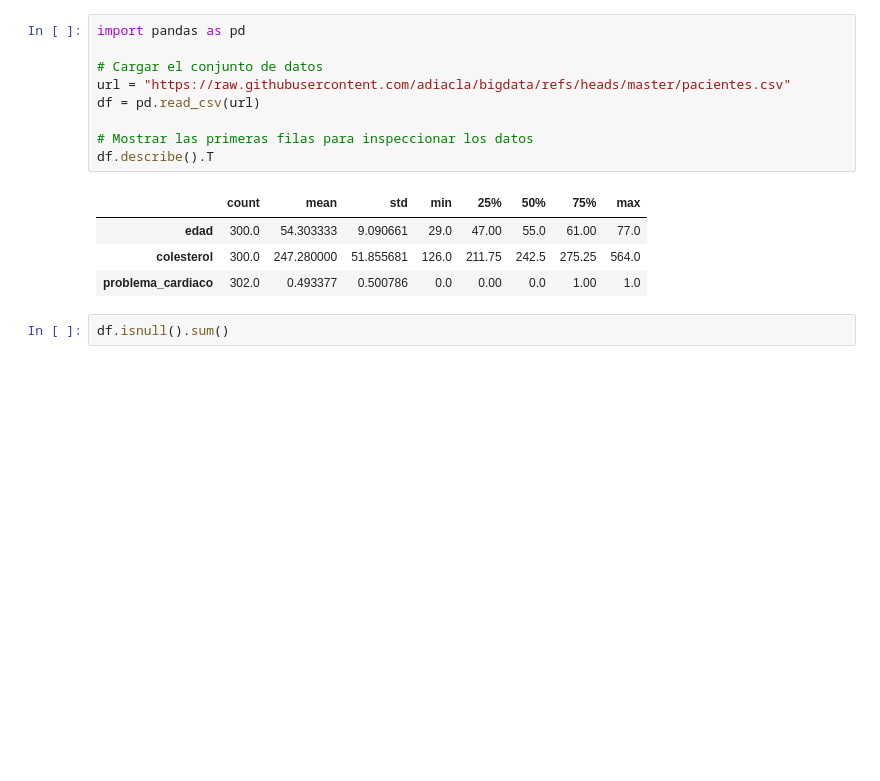
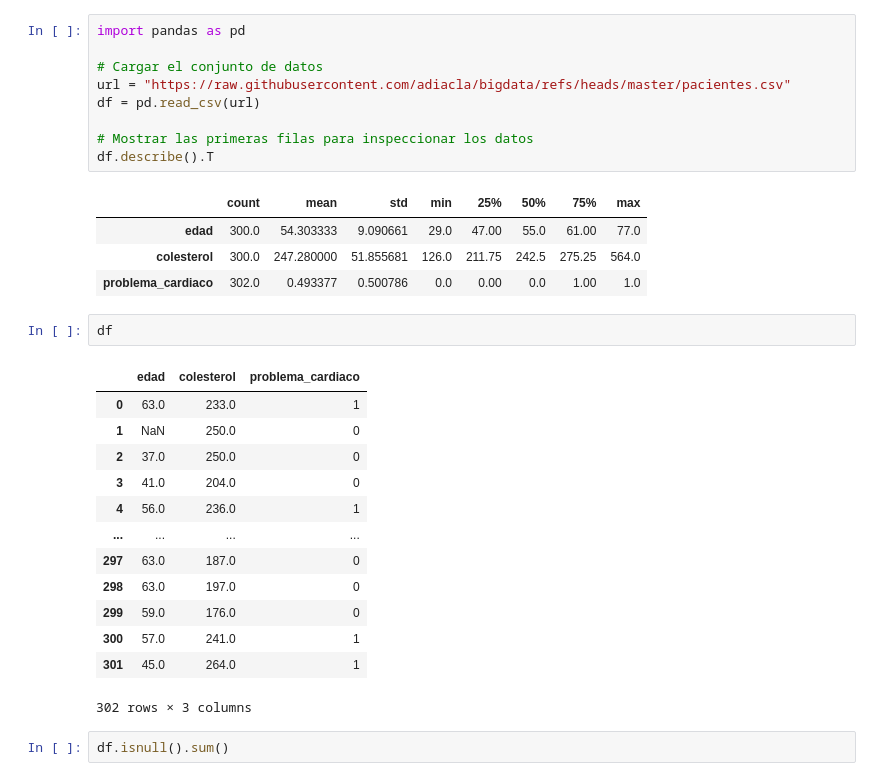
Before and after one commit to FelipeAfana/Apuntes-2-Inteligencia-Artificial, a Jupyter notebook: Cuaderno_8_Modelo_Naive_Bayes.ipynb, the cells around one changed output. Drawn from its saved outputs; the diff is of its cells as text; blank space fills up the shorter version.

```diff
--- a/Cuaderno_8_Modelo_Naive_Bayes.ipynb
+++ b/Cuaderno_8_Modelo_Naive_Bayes.ipynb
@@ -322,6 +322,22 @@ df.describe().T
 | edad | 300.0 | 54.303333 | 9.090661 | 29.0 | 47.00 | 55.0 | 61.00 | 77.0 |
 | colesterol | 300.0 | 247.280000 | 51.855681 | 126.0 | 211.75 | 242.5 | 275.25 | 564.0 |
 | problema_cardiaco | 302.0 | 0.493377 | 0.500786 | 0.0 | 0.00 | 0.0 | 1.00 | 1.0 |
+# %%
+df
+# %% [output]
+|  | edad | colesterol | problema_cardiaco |
+| 0 | 63.0 | 233.0 | 1 |
+| 1 | NaN | 250.0 | 0 |
+| 2 | 37.0 | 250.0 | 0 |
+| 3 | 41.0 | 204.0 | 0 |
+| 4 | 56.0 | 236.0 | 1 |
+| ... | ... | ... | ... |
+| 297 | 63.0 | 187.0 | 0 |
+| 298 | 63.0 | 197.0 | 0 |
+| 299 | 59.0 | 176.0 | 0 |
+| 300 | 57.0 | 241.0 | 1 |
+| 301 | 45.0 | 264.0 | 1 |
+302 rows × 3 columns
 # %%
 df.isnull().sum()
 # %% [output]
```
Also changed, not shown: parts of 18 cells of this notebook.
